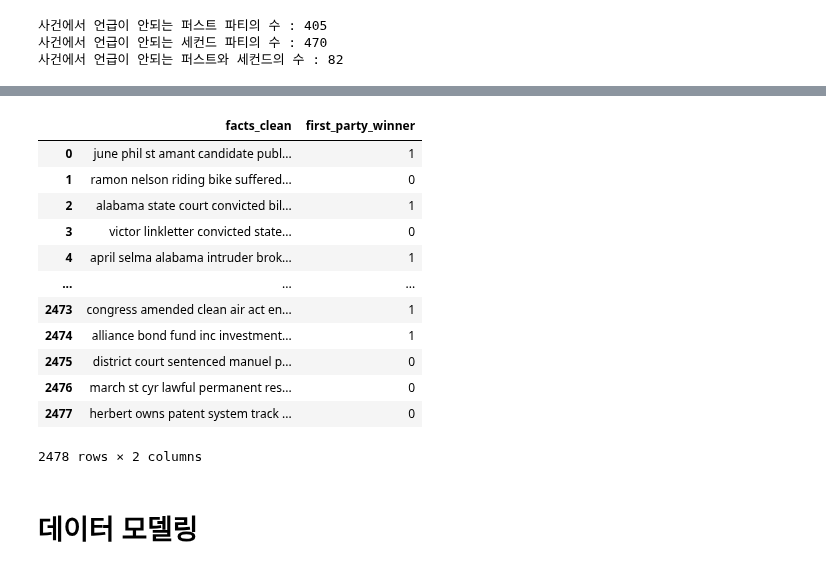
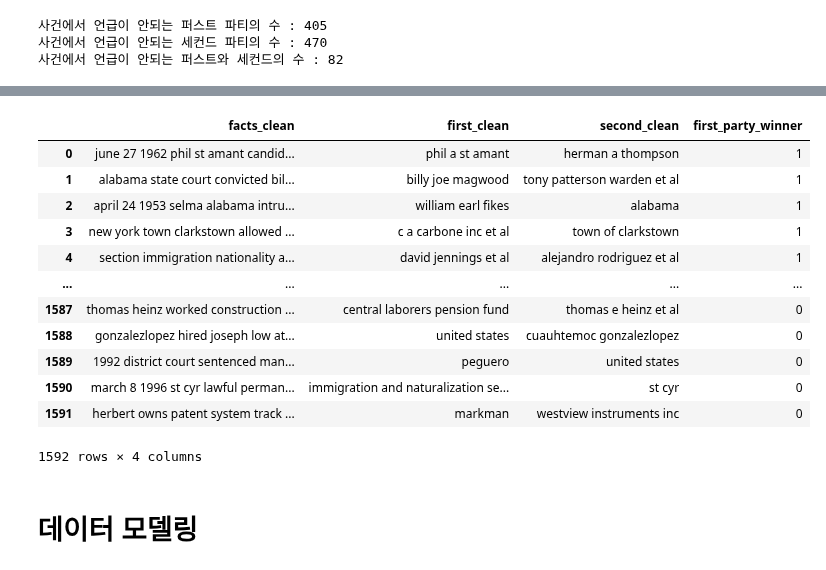
Before and after one commit to dlsco123/mtvsDacon, a Jupyter notebook: [mtvs]suho_5050.ipynb, the cells around one changed output, grey strips where cells are left out. Cells and saved outputs as stored; diff of their text form; code cells hidden in the pictures.

```diff
--- a/[mtvs]suho_5050.ipynb
+++ b/[mtvs]suho_5050.ipynb
@@ -129,14 +124,3 @@ print('사건에서 언급이 안되는 퍼스트와 세컨드의 수 :',len(nam
 사건에서 언급이 안되는 퍼스트 파티의 수 : 405
 사건에서 언급이 안되는 세컨드 파티의 수 : 470
 사건에서 언급이 안되는 퍼스트와 세컨드의 수 : 82
-# %%
-# 사건에 언급이 안되는 당사자들 빼기
-
-def deleteParty(first=None, second=None, both=len(name_both_nofacts)):
-    """
-        제외시킬 사람들.
-        퍼스트파티 : len(name_first_nofacts), 세컨드파티 : len(name_second_nofacts)으로 인자값으로 설정해주세요.
-    """
-    # 양측 모두 제거
-    # 퍼스트 제거
-    # 세컨드 제거
@@ -143,7 +218,6 @@ def deleteParty(first=None, second=None, both=len(name_both_nofacts)):
 # %%
-df = train[['facts', 'first_party_winner']]
-df_target = df[['first_party_winner']]
-df_nlp = df[['facts']]
-df_nlp1 = pd.DataFrame(df_nlp, columns=['facts'])
+df_target = balanced_list[['first_party_winner']]
+df_nlp1 = pd.DataFrame(balanced_list.drop(columns='first_party_winner'))
 df_nlp1['facts'] = df_nlp1['facts'].str.replace(r'<[^<>]*>', '', regex=True) # 특수 문자 제거
-df_nlp1['facts'] = df_nlp1['facts'].str.replace(r'\d', '', regex=True)  # 숫자 제거
+# df_nlp1['facts'] = df_nlp1['facts'].str.replace(r'\d', '', regex=True)  # 숫자 제거
+df_nlp1
@@ -184,14 +272,19 @@ def utils_preprocess_text(text, flg_stemm=True, flg_lemm=True, lst_stopwords=Non
 # %%
 # 문장 깨끗하게 만드는 함수 사용
 df_nlp1["facts_clean"] = df_nlp1["facts"].apply(lambda x: utils_preprocess_text(x, flg_stemm=False, flg_lemm=True, lst_stopwords=lst_stopwords))
+df_nlp1["first_clean"] = df_nlp1["first_party"].apply(lambda x: utils_preprocess_text(x, flg_stemm=False, flg_lemm=False))
+df_nlp1["second_clean"] = df_nlp1["second_party"].apply(lambda x: utils_preprocess_text(x, flg_stemm=False, flg_lemm=False))
+
+# 갯수가 하나만 있는 단어들 제거
 corpus_stopwords = df_nlp1["facts_clean"]
 lst_tokens_stopwords = nltk.tokenize.word_tokenize(corpus_stopwords.str.cat(sep=" "))
 stop_words=[]
-# 갯수가 하나만 있는 단어들 제거
+
 for word, freq in nltk.FreqDist(lst_tokens_stopwords).most_common():
     if freq == 1:
         #print(word)
         stop_words.append(word)
 
 df_nlp1["facts_clean"] = df_nlp1["facts_clean"] .apply(lambda x: utils_preprocess_text(x, flg_stemm=False, flg_lemm=False, lst_stopwords=stop_words))
-# y값 포함해서 하나의 프레임으로 만들기
+
+df_nlp1
@@ -198,22 +305,22 @@ df_nlp1["facts_clean"] = df_nlp1["facts_clean"] .apply(lambda x: utils_preproces
 # %%
 # 모델링 전 완전 데이터
-df_nlp2 = pd.concat([df_nlp1,df_target['first_party_winner']],axis=1, join='inner')
-df_nlp2 = df_nlp2.drop(columns='facts')
+df_nlp2 = pd.concat([df_nlp1['facts_clean'],df_nlp1['first_clean'],df_nlp1['second_clean'],df_target['first_party_winner']],axis=1, join='inner')
+# df_nlp2 = pd.concat([df_nlp1['facts_clean'],df_nlp1['first_party'],df_nlp1['second_party'],df_target['first_party_winner']],axis=1, join='inner')
 df_nlp2
 # %% [output]
-|  | facts_clean | first_party_winner |
-| 0 | june phil st amant candidate publ... | 1 |
-| 1 | ramon nelson riding bike suffered... | 0 |
-| 2 | alabama state court convicted bil... | 1 |
-| 3 | victor linkletter convicted state... | 0 |
-| 4 | april selma alabama intruder brok... | 1 |
-| ... | ... | ... |
-| 2473 | congress amended clean air act en... | 1 |
-| 2474 | alliance bond fund inc investment... | 1 |
-| 2475 | district court sentenced manuel p... | 0 |
-| 2476 | march st cyr lawful permanent res... | 0 |
-| 2477 | herbert owns patent system track ... | 0 |
+|  | facts_clean | first_clean | second_clean | first_party_winner |
+| 0 | june 27 1962 phil st amant candid... | phil a st amant | herman a thompson | 1 |
+| 1 | alabama state court convicted bil... | billy joe magwood | tony patterson warden et al | 1 |
+| 2 | april 24 1953 selma alabama intru... | william earl fikes | alabama | 1 |
+| 3 | new york town clarkstown allowed ... | c a carbone inc et al | town of clarkstown | 1 |
+| 4 | section immigration nationality a... | david jennings et al | alejandro rodriguez et al | 1 |
+| ... | ... | ... | ... | ... |
+| 1587 | thomas heinz worked construction ... | central laborers pension fund | thomas e heinz et al | 0 |
+| 1588 | gonzalezlopez hired joseph low at... | united states | cuauhtemoc gonzalezlopez | 0 |
+| 1589 | 1992 district court sentenced man... | peguero | united states | 0 |
+| 1590 | march 8 1996 st cyr lawful perman... | immigration and naturalization se... | st cyr | 0 |
+| 1591 | herbert owns patent system track ... | markman | westview instruments inc | 0 |
-2478 rows × 2 columns
+1592 rows × 4 columns
 # %%
 #TFIDF / 전체 문서들 중에서 빈도수가 높으면 가중치가 낮고, 특정 문서에서 빈도수가 높으면 가중치를 높게 줌
 
```
Also changed, not shown: parts of 17 cells of this notebook, 2 other files.
